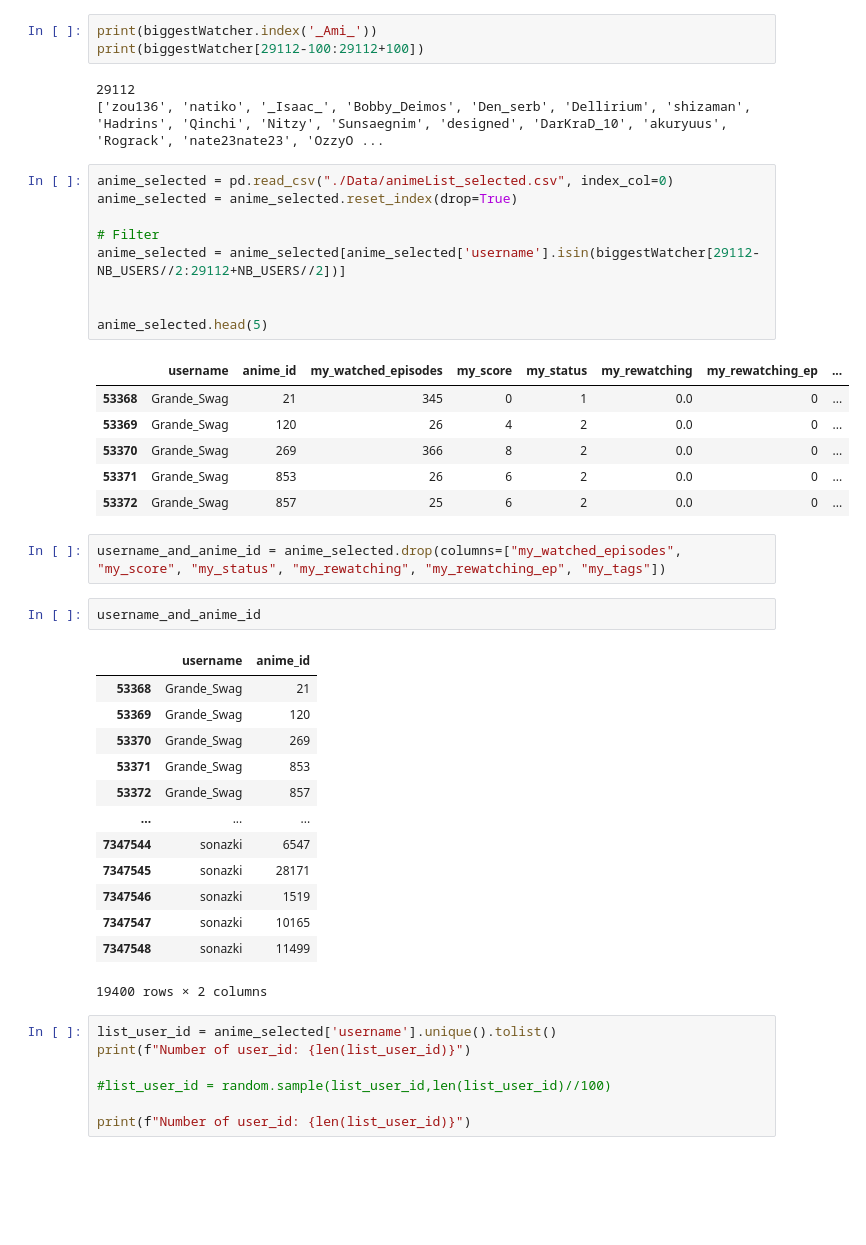
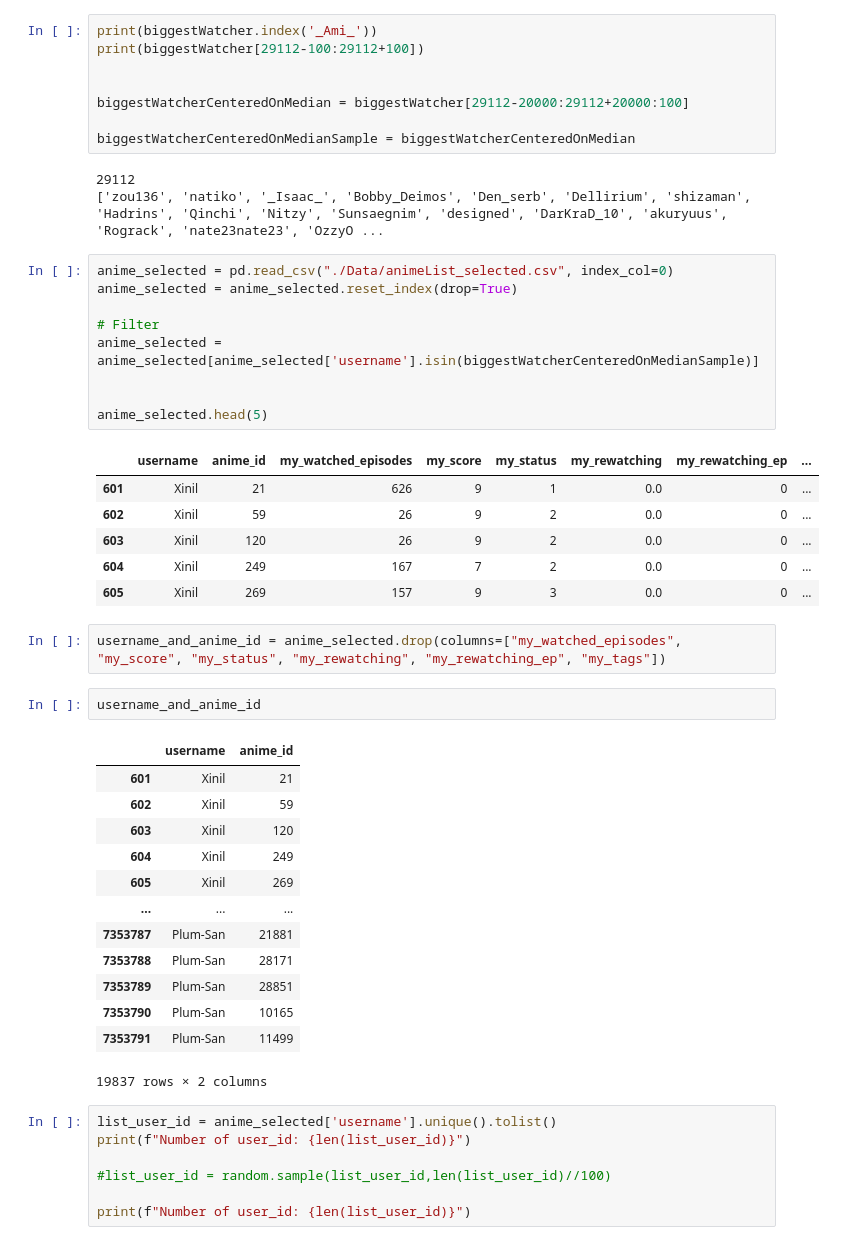
Before and after one commit to VietAnhNguyen20/M2_DM_Anime, a Jupyter notebook: dataSet-to-UserGraph.ipynb, the cells around one changed output. Saved outputs shown, nothing was run; the diff lists cells and outputs as text; blank space fills up the shorter version.

Commit message:
median cetered + 40k users then subsampling

```diff
--- a/dataSet-to-UserGraph.ipynb
+++ b/dataSet-to-UserGraph.ipynb
@@ -45,43 +45,48 @@ medianWatcherDf[3750000:].head(30)
 # %%
 print(biggestWatcher.index('_Ami_'))
 print(biggestWatcher[29112-100:29112+100])
+
+
+biggestWatcherCenteredOnMedian = biggestWatcher[29112-20000:29112+20000:100]
+
+biggestWatcherCenteredOnMedianSample = biggestWatcherCenteredOnMedian
 # %% [output]
 29112
 ['zou136', 'natiko', '_Isaac_', 'Bobby_Deimos', 'Den_serb', 'Dellirium', 'shizaman', 'Hadrins', 'Qinchi', 'Nitzy', 'Sunsaegnim', 'designed', 'DarKraD_10', 'akuryuus', 'Rograck', 'nate23nate23', 'OzzyO ...
 # %%
 anime_selected = pd.read_csv("./Data/animeList_selected.csv", index_col=0)
 anime_selected = anime_selected.reset_index(drop=True)
 
 # Filter
-anime_selected = anime_selected[anime_selected['username'].isin(biggestWatcher[29112-NB_USERS//2:29112+NB_USERS//2])]
+anime_selected = anime_selected[anime_selected['username'].isin(biggestWatcherCenteredOnMedianSample)]
 
 
 anime_selected.head(5)
 # %% [output]
 |  | username | anime_id | my_watched_episodes | my_score | my_status | my_rewatching | my_rewatching_ep | ... |
-| 53368 | Grande_Swag | 21 | 345 | 0 | 1 | 0.0 | 0 | ... |
-| 53369 | Grande_Swag | 120 | 26 | 4 | 2 | 0.0 | 0 | ... |
-| 53370 | Grande_Swag | 269 | 366 | 8 | 2 | 0.0 | 0 | ... |
-| 53371 | Grande_Swag | 853 | 26 | 6 | 2 | 0.0 | 0 | ... |
-| 53372 | Grande_Swag | 857 | 25 | 6 | 2 | 0.0 | 0 | ... |
+| 601 | Xinil | 21 | 626 | 9 | 1 | 0.0 | 0 | ... |
+| 602 | Xinil | 59 | 26 | 9 | 2 | 0.0 | 0 | ... |
+| 603 | Xinil | 120 | 26 | 9 | 2 | 0.0 | 0 | ... |
+| 604 | Xinil | 249 | 167 | 7 | 2 | 0.0 | 0 | ... |
+| 605 | Xinil | 269 | 157 | 9 | 3 | 0.0 | 0 | ... |
 # %%
 username_and_anime_id = anime_selected.drop(columns=["my_watched_episodes", "my_score", "my_status", "my_rewatching", "my_rewatching_ep", "my_tags"])
 # %%
 username_and_anime_id
 # %% [output]
 |  | username | anime_id |
-| 53368 | Grande_Swag | 21 |
-| 53369 | Grande_Swag | 120 |
-| 53370 | Grande_Swag | 269 |
-| 53371 | Grande_Swag | 853 |
-| 53372 | Grande_Swag | 857 |
+| 601 | Xinil | 21 |
+| 602 | Xinil | 59 |
+| 603 | Xinil | 120 |
+| 604 | Xinil | 249 |
+| 605 | Xinil | 269 |
 | ... | ... | ... |
-| 7347544 | sonazki | 6547 |
-| 7347545 | sonazki | 28171 |
-| 7347546 | sonazki | 1519 |
-| 7347547 | sonazki | 10165 |
-| 7347548 | sonazki | 11499 |
+| 7353787 | Plum-San | 21881 |
+| 7353788 | Plum-San | 28171 |
+| 7353789 | Plum-San | 28851 |
+| 7353790 | Plum-San | 10165 |
+| 7353791 | Plum-San | 11499 |
-19400 rows × 2 columns
+19837 rows × 2 columns
 # %%
 list_user_id = anime_selected['username'].unique().tolist()
 print(f"Number of user_id: {len(list_user_id)}")
```
Also changed, not shown: parts of 4 cells of this notebook, 1 other file.
